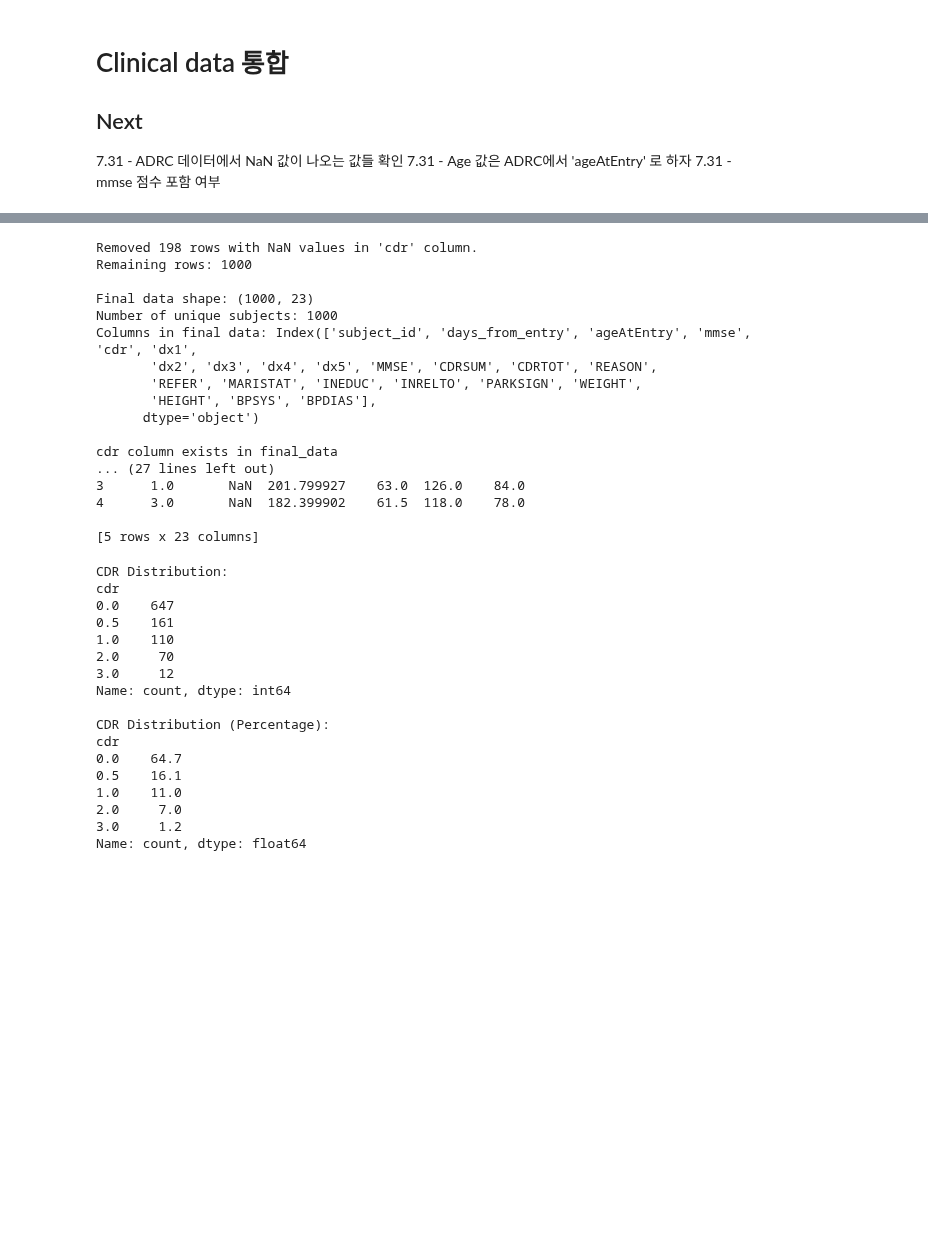
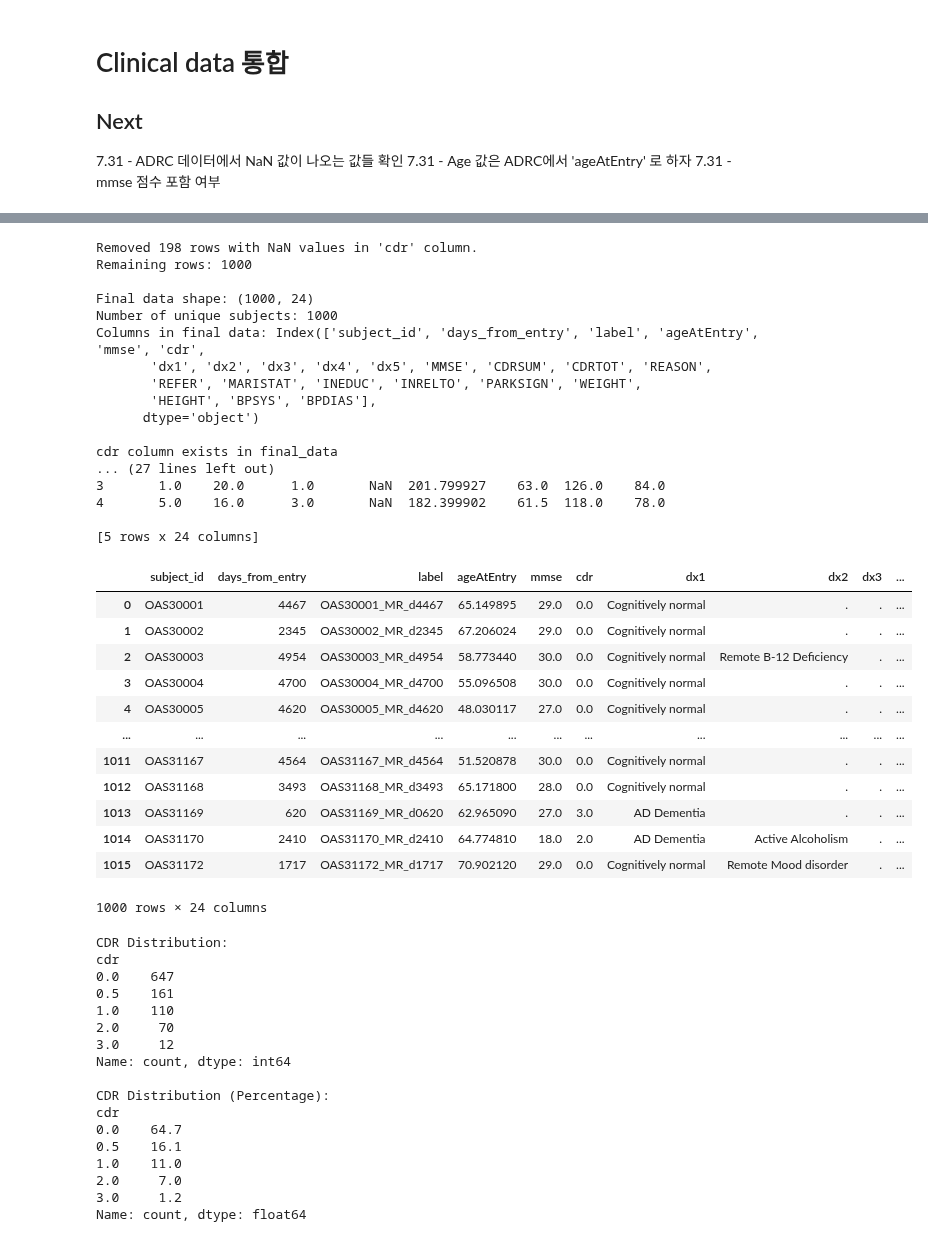
Before and after one commit to minyoungci/fMRI-, a Jupyter notebook: Prepreprocessing/clinical.ipynb, the cells around one changed output, grey strips where cells are left out. Drawn from its saved outputs; the diff is of its cells as text; code cells hidden in the pictures; blank space fills up the shorter version.

```diff
--- a/Prepreprocessing/clinical.ipynb
+++ b/Prepreprocessing/clinical.ipynb
@@ -283,9 +283,14 @@ Number of bold-rest scans: 5114
 # %%
 import pandas as pd
 import numpy as np
+import re
 
+# GitHub 방식의 날짜 추출 함수 수정
 def extract_days_from_entry(label):
-    return int(label.split('_d')[-1])
+    match = re.search(r'd(\d{4})', label)
+    if match:
+        return int(match.group(1))
+    return np.nan
 
 OASIS3T = OASIS3T.copy()
 OASIS3T['days_from_entry'] = OASIS3T['label'].apply(extract_days_from_entry)
@@ -294,34 +299,26 @@ T1w_subjects = set(OASIS3T[OASIS3T['scan category'] == 'T1w']['subject_id'])
 bold_subjects = set(OASIS3T[OASIS3T['scan category'] == 'bold-rest']['subject_id'])
 valid_subjects = T1w_subjects.intersection(bold_subjects)
 
+# 'label' 컬럼을 포함하여 최신 MRI 데이터 선택
 latest_mri_dates = OASIS3T[OASIS3T['subject_id'].isin(valid_subjects)] \
-    .groupby('subject_id')['days_from_entry'].max().reset_index()
+    .sort_values('days_from_entry') \
+    .groupby('subject_id').last().reset_index()[['subject_id', 'days_from_entry', 'label']]
 
 # 임상 데이터 처리 함수
 def process_clinical_data(data, id_column, date_column):
     data = data.copy()
     if date_column not in data.columns:
         data[date_column] = 0  # 날짜 정보가 없는 경우 0으로 설정
-    data['days_from_entry'] = pd.to_numeric(data[date_column], errors='coerce')
+    data['days_from_entry'] = data[date_column].apply(extract_days_from_entry)
     return data.sort_values('days_from_entry').groupby(id_column).last().reset_index()
 
-ADRC_processed = process_clinical_data(ADRC, 'Subject', 'days_from_entry')
-udsb4_processed = process_clinical_data(udsb4, 'OASISID', 'days_to_visit')
-udsa1_processed = process_clinical_data(udsa1, 'OASISID', 'days_to_visit')
-udsa2_processed = process_clinical_data(udsa2, 'OASISID', 'days_to_visit')
-udsc1_processed = process_clinical_data(udsc1, 'OASISID', 'days_to_visit')
-udsb8_processed = process_clinical_data(udsb8, 'OASISID', 'days_to_visit')
-udsb1_processed = process_clinical_data(udsb1, 'OASISID', 'days_to_visit')
-
-columns_to_merge = {
-    'ADRC': ['Subject', 'ageAtEntry', 'mmse', 'cdr', 'dx1', 'dx2', 'dx3', 'dx4', 'dx5'],
-    'udsb4': ['OASISID', 'MMSE', 'CDRSUM', 'CDRTOT'],
-    'udsa1': ['OASISID', 'REASON', 'REFER', 'MARISTAT'],
-    'udsa2': ['OASISID', 'INEDUC', 'INRELTO'],
-    'udsc1': ['OASISID', 'MOCATOTS'],
-    'udsb8': ['OASISID', 'NORMNEU', 'PARKSIGN'],
-    'udsb1': ['OASISID', 'WEIGHT', 'HEIGHT', 'BPSYS', 'BPDIAS']
-}
+ADRC_processed = process_clinical_data(ADRC, 'Subject', 'ADRC_ADRCCLINICALDATA ID')
+udsb4_processed = process_clinical_data(udsb4, 'OASISID', 'OASIS_session_label')
+udsa1_processed = process_clinical_data(udsa1, 'OASISID', 'OASIS_session_label')
+udsa2_processed = process_clinical_data(udsa2, 'OASISID', 'OASIS_session_label')
+udsc1_processed = process_clinical_data(udsc1, 'OASISID', 'OASIS_session_label')
+udsb8_processed = process_clinical_data(udsb8, 'OASISID', 'OASIS_session_label')
+udsb1_processed = process_clinical_data(udsb1, 'OASISID', 'OASIS_session_label')
 
 final_data = latest_mri_dates.rename(columns={'subject_id': 'OASISID'})
 
@@ -364,20 +361,36 @@ print(final_data.head())
 Removed 198 rows with NaN values in 'cdr' column.
 Remaining rows: 1000
 
-Final data shape: (1000, 23)
+Final data shape: (1000, 24)
 Number of unique subjects: 1000
-Columns in final data: Index(['subject_id', 'days_from_entry', 'ageAtEntry', 'mmse', 'cdr', 'dx1',
-       'dx2', 'dx3', 'dx4', 'dx5', 'MMSE', 'CDRSUM', 'CDRTOT', 'REASON',
+Columns in final data: Index(['subject_id', 'days_from_entry', 'label', 'ageAtEntry', 'mmse', 'cdr',
+       'dx1', 'dx2', 'dx3', 'dx4', 'dx5', 'MMSE', 'CDRSUM', 'CDRTOT', 'REASON',
        'REFER', 'MARISTAT', 'INEDUC', 'INRELTO', 'PARKSIGN', 'WEIGHT',
        'HEIGHT', 'BPSYS', 'BPDIAS'],
       dtype='object')
 
 cdr column exists in final_data
 ... (27 lines left out)
-3      1.0       NaN  201.799927    63.0  126.0    84.0
-4      3.0       NaN  182.399902    61.5  118.0    78.0
+3       1.0    20.0      1.0       NaN  201.799927    63.0  126.0    84.0
+4       5.0    16.0      3.0       NaN  182.399902    61.5  118.0    78.0
 
-[5 rows x 23 columns]
+[5 rows x 24 columns]
+# %%
+final_data
+# %% [output]
+|  | subject_id | days_from_entry | label | ageAtEntry | mmse | cdr | dx1 | dx2 | dx3 | ... |
+| 0 | OAS30001 | 4467 | OAS30001_MR_d4467 | 65.149895 | 29.0 | 0.0 | Cognitively normal | . | . | ... |
+| 1 | OAS30002 | 2345 | OAS30002_MR_d2345 | 67.206024 | 29.0 | 0.0 | Cognitively normal | . | . | ... |
+| 2 | OAS30003 | 4954 | OAS30003_MR_d4954 | 58.773440 | 30.0 | 0.0 | Cognitively normal | Remote B-12 Deficiency | . | ... |
+| 3 | OAS30004 | 4700 | OAS30004_MR_d4700 | 55.096508 | 30.0 | 0.0 | Cognitively normal | . | . | ... |
+| 4 | OAS30005 | 4620 | OAS30005_MR_d4620 | 48.030117 | 27.0 | 0.0 | Cognitively normal | . | . | ... |
+| ... | ... | ... | ... | ... | ... | ... | ... | ... | ... | ... |
+| 1011 | OAS31167 | 4564 | OAS31167_MR_d4564 | 51.520878 | 30.0 | 0.0 | Cognitively normal | . | . | ... |
+| 1012 | OAS31168 | 3493 | OAS31168_MR_d3493 | 65.171800 | 28.0 | 0.0 | Cognitively normal | . | . | ... |
+| 1013 | OAS31169 | 620 | OAS31169_MR_d0620 | 62.965090 | 27.0 | 3.0 | AD Dementia | . | . | ... |
+| 1014 | OAS31170 | 2410 | OAS31170_MR_d2410 | 64.774810 | 18.0 | 2.0 | AD Dementia | Active Alcoholism | . | ... |
+| 1015 | OAS31172 | 1717 | OAS31172_MR_d1717 | 70.902120 | 29.0 | 0.0 | Cognitively normal | Remote Mood disorder | . | ... |
+1000 rows × 24 columns
 # %%
 final_data.to_csv('/home/minyoungxi/MINYOUNGXI/XFL/Data/OASIS3_MR_Clinical.csv', index=False)
 # %%
```
Also changed, not shown: parts of 2 cells of this notebook, 3 other files.
